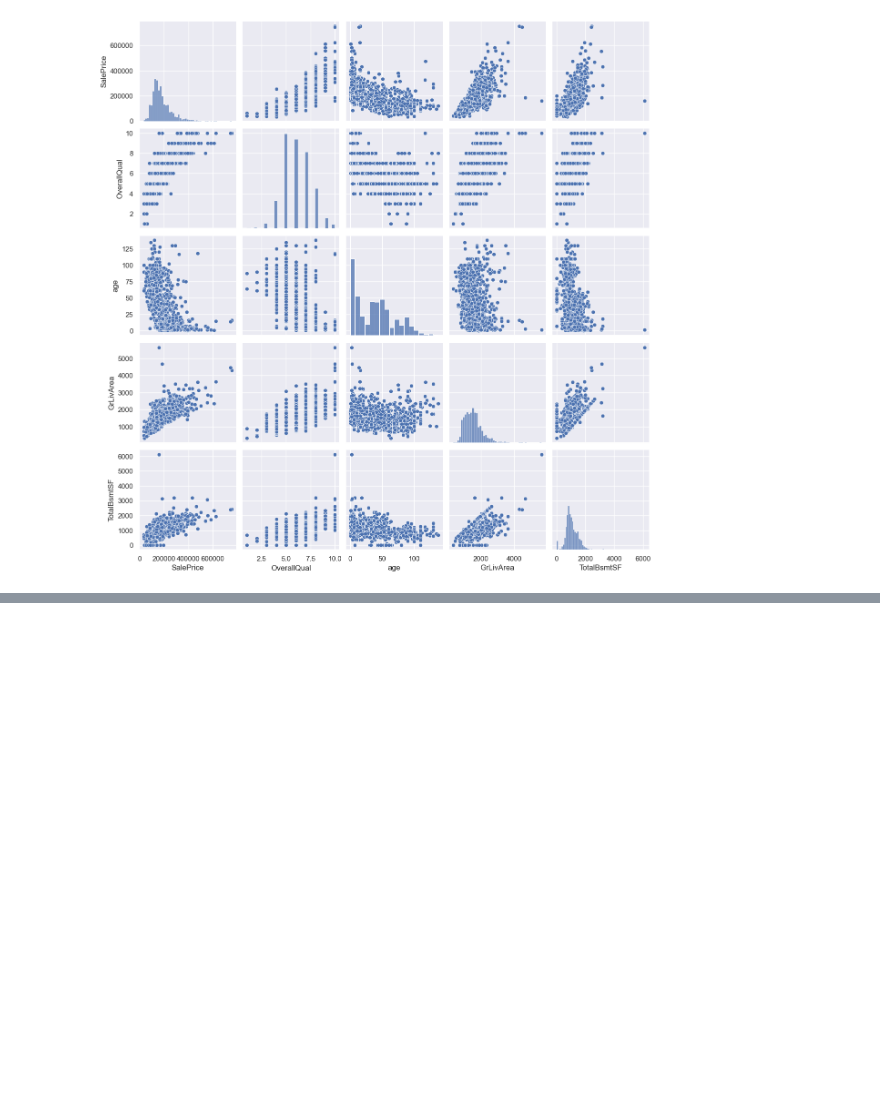
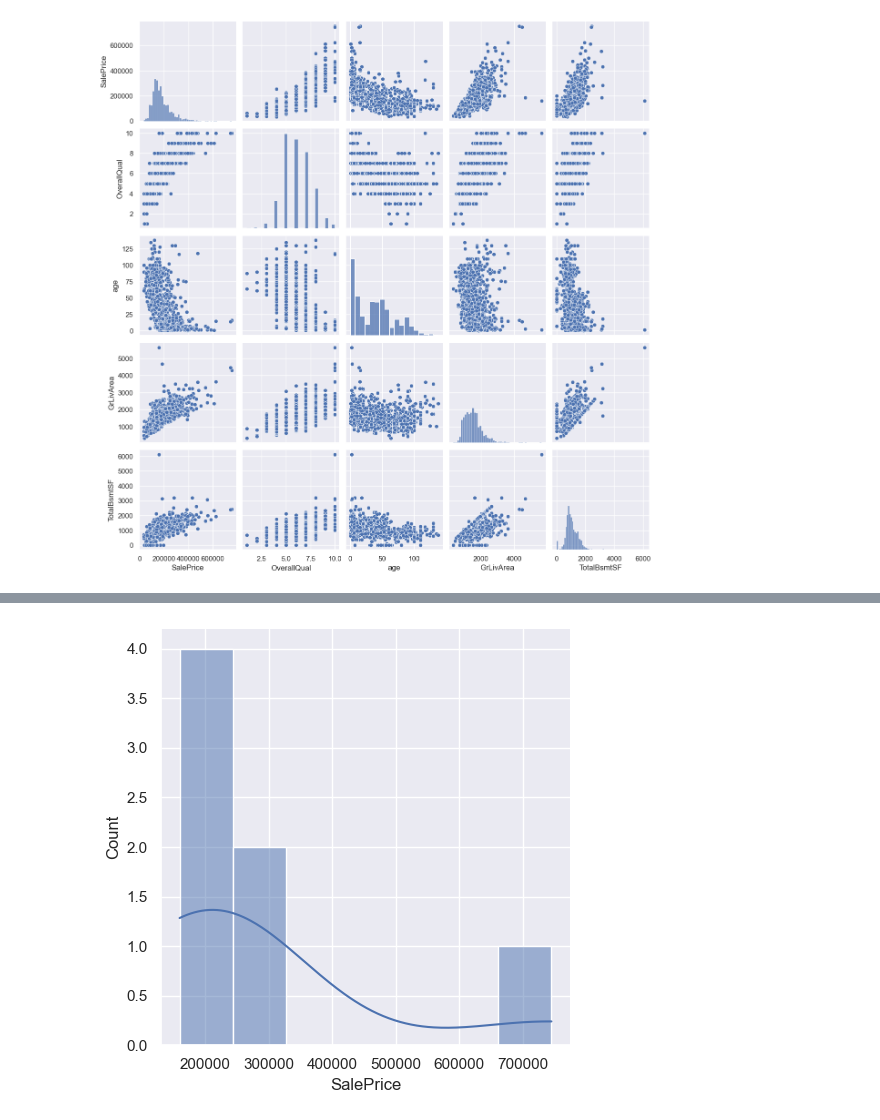
Before and after one commit to caffeinatedwoof/kaggle_predict_housing_prices, a Jupyter notebook: eda.ipynb, the cells around one changed output, grey strips where cells are left out. Drawn from its saved outputs; the diff is of its cells as text; code cells hidden in the pictures; blank space fills up the shorter version.

```diff
--- a/eda.ipynb
+++ b/eda.ipynb
@@ -290,0 +328,3 @@ plt.show();
+# %%
+pool = train.dropna(subset=['PoolQC'])
+pool['SalePrice'].describe()
@@ -290,0 +353,4 @@ plt.show();
+# %%
+sns.displot(pool['SalePrice'],kde='True');
+# %% [output]
+[figure, added]
```
Also changed, not shown: parts of 22 cells of this notebook.
